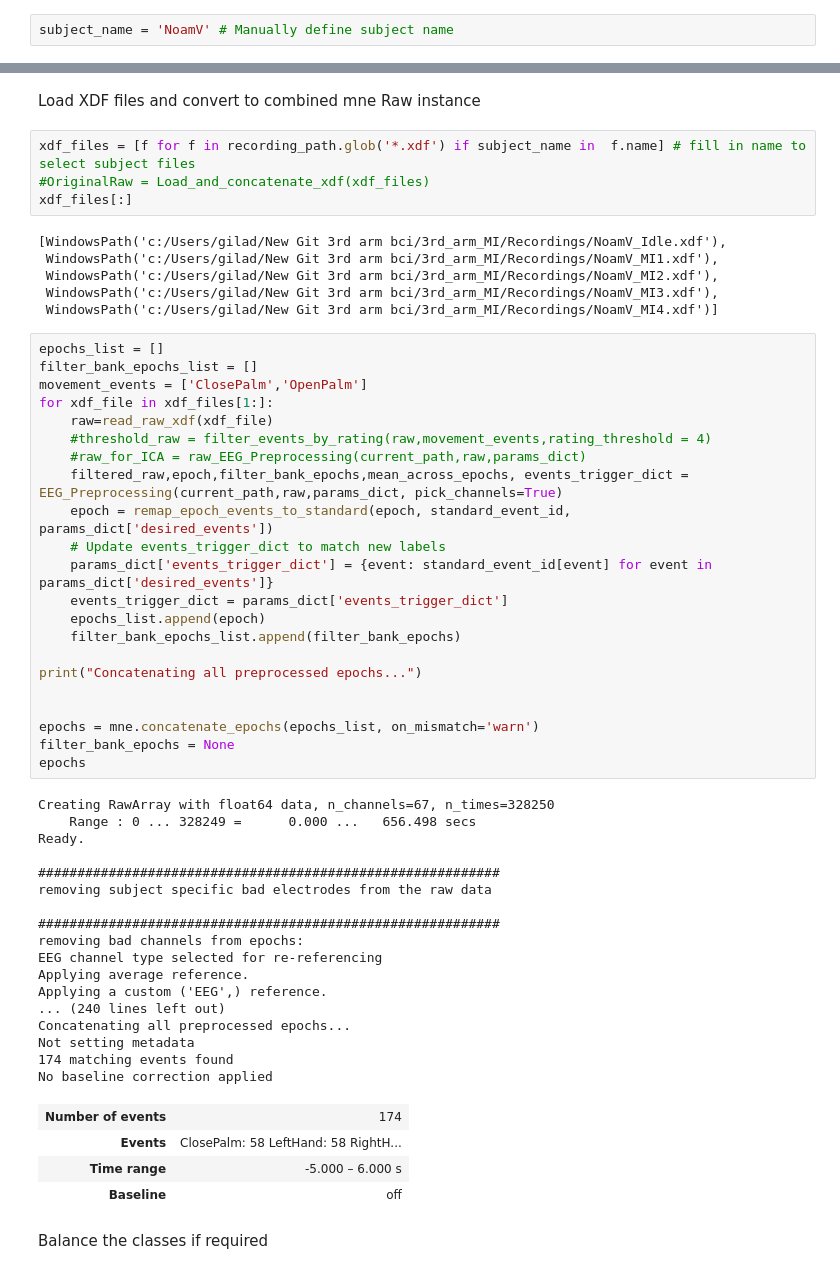
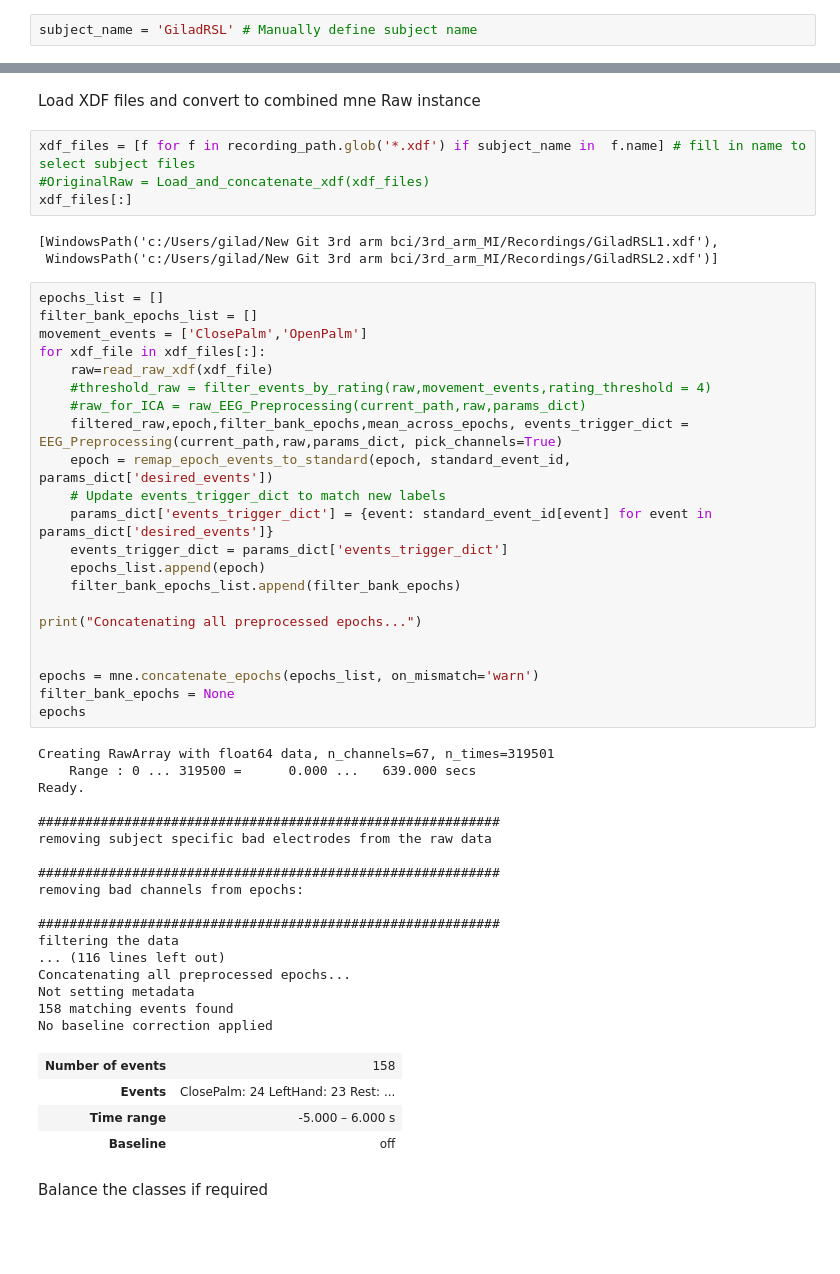
Before and after one commit to Giladsc/3rd_arm_MI, a Jupyter notebook: notebooks/Main_Experiment.ipynb, the cells around one changed output, grey strips where cells are left out. Cells and saved outputs as stored; diff of their text form; blank space fills up the shorter version.

```diff
--- a/notebooks/Main_Experiment.ipynb
+++ b/notebooks/Main_Experiment.ipynb
@@ -61,7 +61,7 @@ Subject IDs: ['DD', 'DD', 'DD', 'DD', 'Fudge', 'Fudge', 'Fudge', 'Fudge', 'Gilad
 # %% [markdown]
 Define Subject Name
 # %%
-subject_name = 'NoamV' # Manually define subject name
+subject_name = 'GiladRSL' # Manually define subject name
 # %% [markdown]
 Choose a parameter dictionary
 # %%
@@ -119,53 +119,50 @@ xdf_files = [f for f in recording_path.glob('*.xdf') if subject_name in  f.name]
 #OriginalRaw = Load_and_concatenate_xdf(xdf_files)
 xdf_files[:]
 # %% [output]
-[WindowsPath('c:/Users/gilad/New Git 3rd arm bci/3rd_arm_MI/Recordings/NoamV_Idle.xdf'),
- WindowsPath('c:/Users/gilad/New Git 3rd arm bci/3rd_arm_MI/Recordings/NoamV_MI1.xdf'),
- WindowsPath('c:/Users/gilad/New Git 3rd arm bci/3rd_arm_MI/Recordings/NoamV_MI2.xdf'),
- WindowsPath('c:/Users/gilad/New Git 3rd arm bci/3rd_arm_MI/Recordings/NoamV_MI3.xdf'),
- WindowsPath('c:/Users/gilad/New Git 3rd arm bci/3rd_arm_MI/Recordings/NoamV_MI4.xdf')]
+[WindowsPath('c:/Users/gilad/New Git 3rd arm bci/3rd_arm_MI/Recordings/GiladRSL1.xdf'),
+ WindowsPath('c:/Users/gilad/New Git 3rd arm bci/3rd_arm_MI/Recordings/GiladRSL2.xdf')]
 # %%
 epochs_list = []
 filter_bank_epochs_list = []
 movement_events = ['ClosePalm','OpenPalm']
-for xdf_file in xdf_files[1:]:
+for xdf_file in xdf_files[:]:
     raw=read_raw_xdf(xdf_file)
     #threshold_raw = filter_events_by_rating(raw,movement_events,rating_threshold = 4)
     #raw_for_ICA = raw_EEG_Preprocessing(current_path,raw,params_dict)
     filtered_raw,epoch,filter_bank_epochs,mean_across_epochs, events_trigger_dict = EEG_Preprocessing(current_path,raw,params_dict, pick_channels=True)
     epoch = remap_epoch_events_to_standard(epoch, standard_event_id, params_dict['desired_events'])
     # Update events_trigger_dict to match new labels
     params_dict['events_trigger_dict'] = {event: standard_event_id[event] for event in params_dict['desired_events']}
     events_trigger_dict = params_dict['events_trigger_dict']
     epochs_list.append(epoch)
     filter_bank_epochs_list.append(filter_bank_epochs)
 
 print("Concatenating all preprocessed epochs...")
 
 
 epochs = mne.concatenate_epochs(epochs_list, on_mismatch='warn')
 filter_bank_epochs = None
 epochs
 # %% [output]
-Creating RawArray with float64 data, n_channels=67, n_times=328250
-    Range : 0 ... 328249 =      0.000 ...   656.498 secs
+Creating RawArray with float64 data, n_channels=67, n_times=319501
+    Range : 0 ... 319500 =      0.000 ...   639.000 secs
 Ready.
 
 ###########################################################
 removing subject specific bad electrodes from the raw data
 
 ###########################################################
 removing bad channels from epochs:
-EEG channel type selected for re-referencing
-Applying average reference.
-Applying a custom ('EEG',) reference.
-... (240 lines left out)
+
+###########################################################
+filtering the data
+... (116 lines left out)
 Concatenating all preprocessed epochs...
 Not setting metadata
-174 matching events found
+158 matching events found
 No baseline correction applied
-| Number of events | 174 |
-| Events | ClosePalm: 58 LeftHand: 58 RightH... |
+| Number of events | 158 |
+| Events | ClosePalm: 24 LeftHand: 23 Rest: ... |
 | Time range | -5.000 – 6.000 s |
 | Baseline | off |
 # %% [markdown]
```
Also changed, not shown: parts of 119 cells of this notebook, 31 other files.
